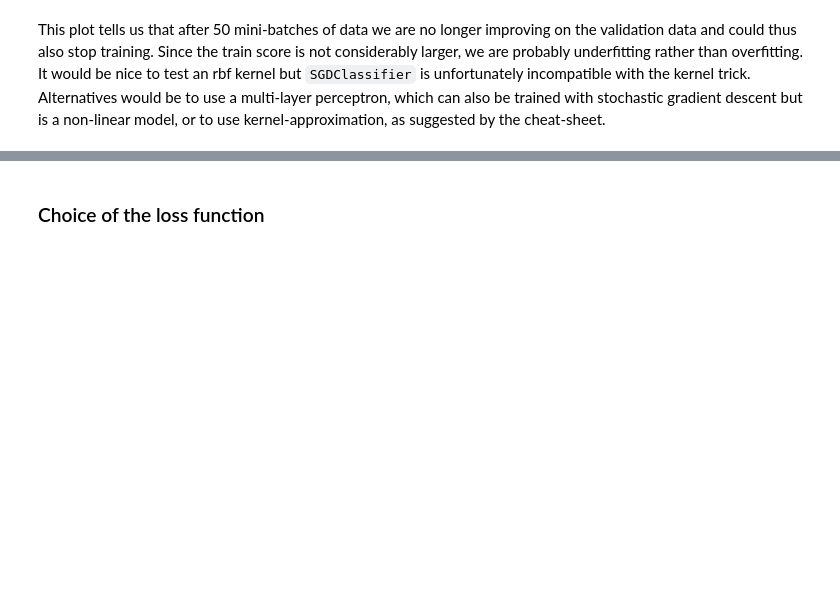
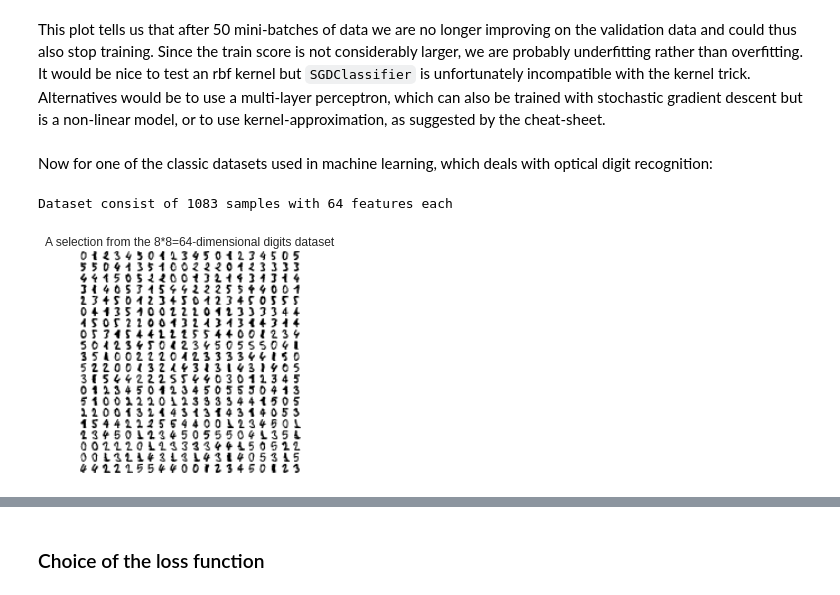
Before and after one commit to jmetzen/jmetzen.github.com, a Jupyter notebook: notebooks/ml_advice.ipynb, the cells around one changed output, grey strips where cells are left out. Drawn from its saved outputs; the diff is of its cells as text; code cells hidden in the pictures; blank space fills up the shorter version.

```diff
--- a/notebooks/ml_advice.ipynb
+++ b/notebooks/ml_advice.ipynb
@@ -292,3 +321,29 @@ plt.legend(loc='best')
 [figure]
 # %% [markdown]
 This plot tells us that after 50 mini-batches of data we are no longer improving on the validation data and could thus also stop training. Since the train score is not considerably larger, we are probably underfitting rather than overfitting. It would be nice to test an rbf kernel but `SGDClassifier` is unfortunately incompatible with the kernel trick. Alternatives would be to use a multi-layer perceptron, which can also be trained with stochastic gradient descent but is a non-linear model, or to use kernel-approximation, as suggested by the cheat-sheet.
+# %% [markdown]
+Now for one of the classic datasets used in machine learning, which deals with optical digit recognition:
+# %%
+from sklearn.datasets import load_digits
+digits = load_digits(n_class=6)
+X = digits.data
+y = digits.target
+n_samples, n_features = X.shape
+print "Dataset consist of %d samples with %d features each" % (n_samples, n_features)
+
+# Plot images of the digits
+n_img_per_row = 20
+img = np.zeros((10 * n_img_per_row, 10 * n_img_per_row))
+for i in range(n_img_per_row):
+    ix = 10 * i + 1
+    for j in range(n_img_per_row):
+        iy = 10 * j + 1
+        img[ix:ix + 8, iy:iy + 8] = X[i * n_img_per_row + j].reshape((8, 8))
+
+plt.imshow(img, cmap=plt.cm.binary)
+plt.xticks([])
+plt.yticks([])
+_ = plt.title('A selection from the 8*8=64-dimensional digits dataset')
+# %% [output]
+Dataset consist of 1083 samples with 64 features each
+[figure, added]
```
Also changed, not shown: parts of 36 cells of this notebook, 28 other files.
